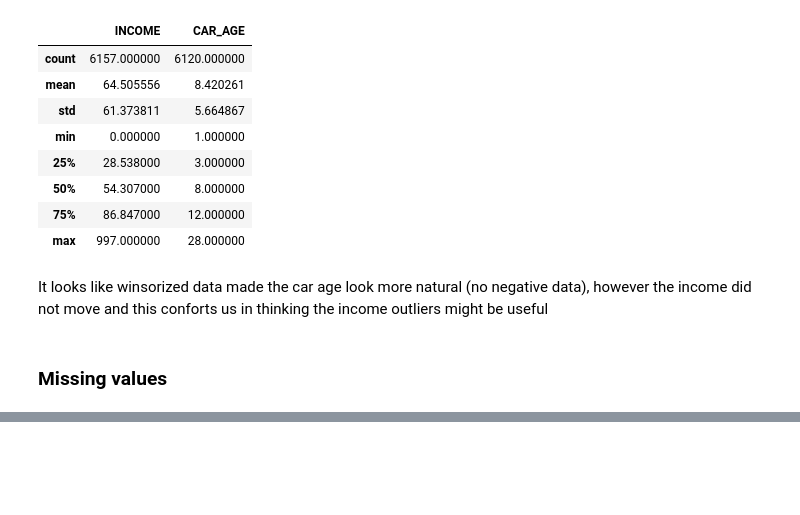
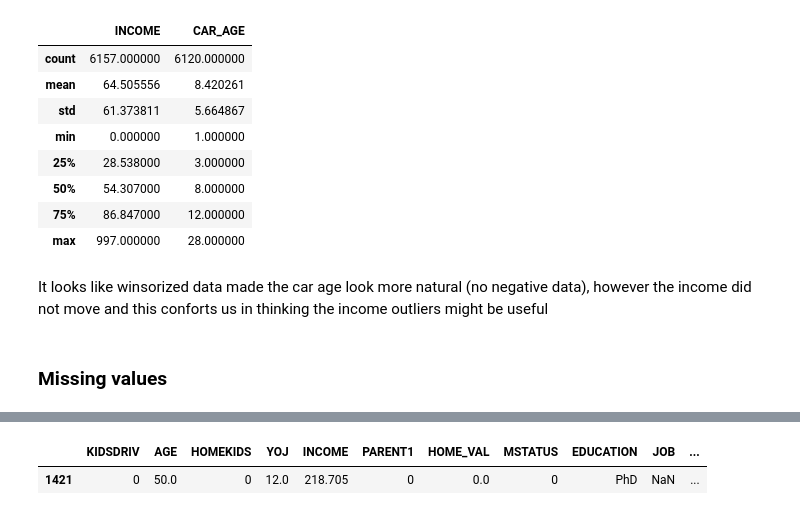
Before and after one commit to Noureddineidir/Descartes-Test, a Jupyter notebook: Descartes_test.ipynb, the cells around one changed output, grey strips where cells are left out. Saved outputs shown, nothing was run; the diff lists cells and outputs as text; code cells hidden in the pictures; blank space fills up the shorter version.

```diff
--- a/Descartes_test.ipynb
+++ b/Descartes_test.ipynb
@@ -541,0 +555,6 @@ X_train[['INCOME', 'CAR_AGE']]=outlier.fit_transform(X_train[['INCOME', 'CAR_AGE
+# %%
+X_train.loc[X_train.index==1421] #example of a NaN JOB with a PhD education level and high income
+#makes it hard to interperet missing values
+# %% [output]
+|  | KIDSDRIV | AGE | HOMEKIDS | YOJ | INCOME | PARENT1 | HOME_VAL | MSTATUS | EDUCATION | JOB | ... |
+| 1421 | 0 | 50.0 | 0 | 12.0 | 218.705 | 0 | 0.0 | 0 | PhD | NaN | ... |
```
Also changed, not shown: parts of 8 cells of this notebook, 1 other file.
